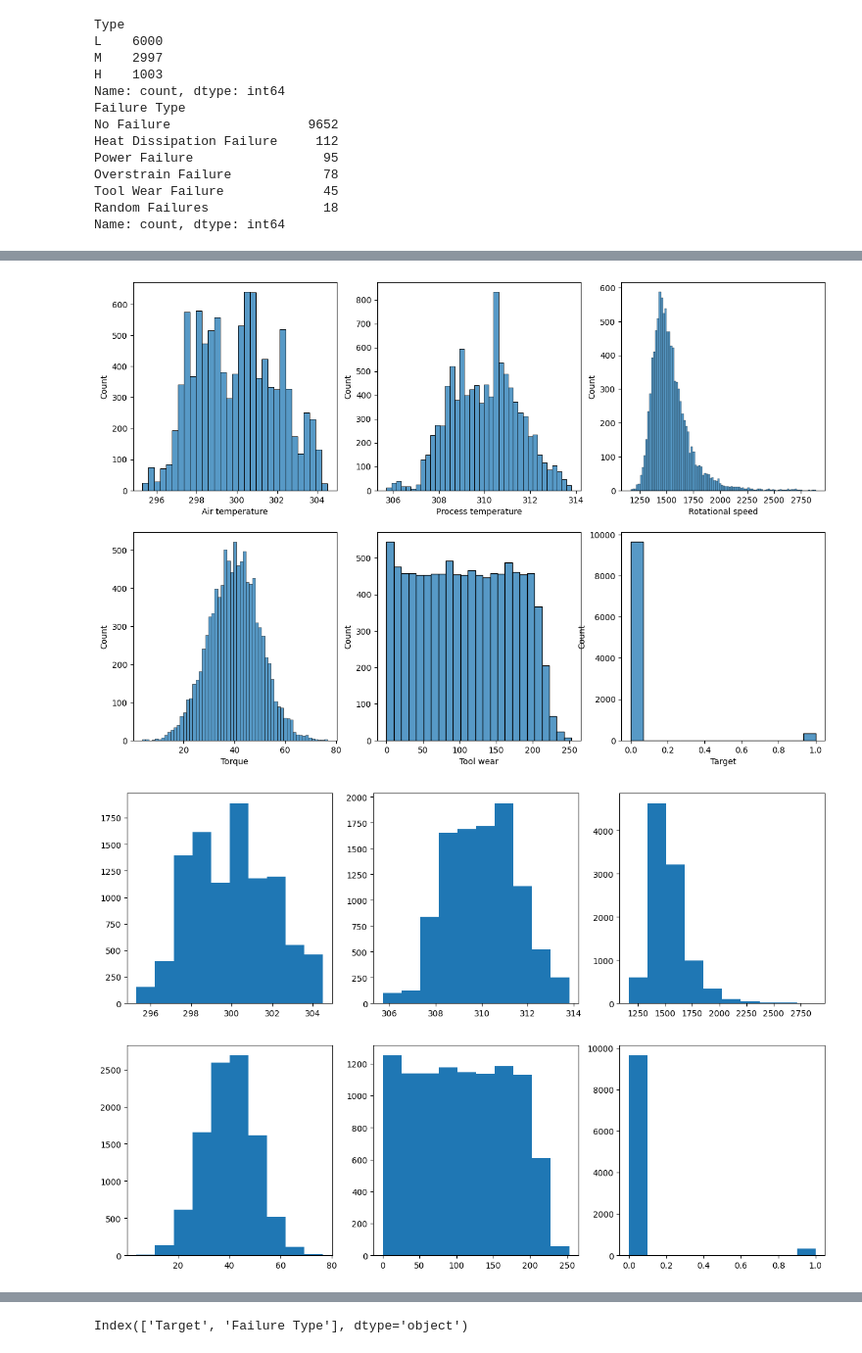
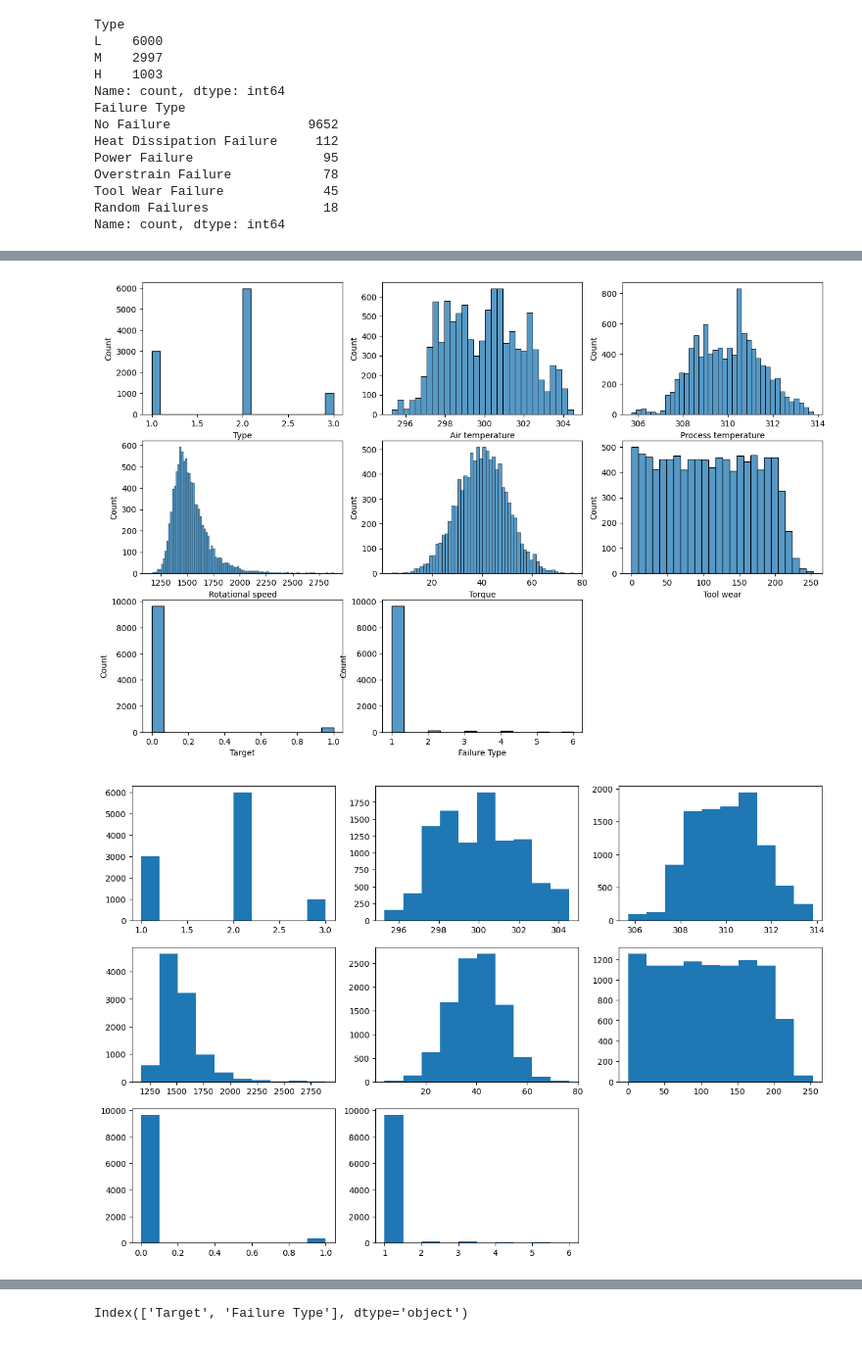
Before and after one commit to zetifarhana/prediksi-kerusakan-mesin, a Jupyter notebook: machine-predictive-maintenance-classification2.ipynb, the cells around one changed output, grey strips where cells are left out. Shown at 98% size. Saved outputs shown, nothing was run; the diff lists cells and outputs as text; code cells hidden in the pictures.

```diff
--- a/machine-predictive-maintenance-classification2.ipynb
+++ b/machine-predictive-maintenance-classification2.ipynb
@@ -128,4 +159,4 @@ Name: count, dtype: int64
 # %%
 # drop Failure Type = Random Failures
-idx = df_f[df_f['Failure Type'] == 'Random Failures'].index
-df.drop(idx , axis =0 , inplace = True )
+idx = df_f2[df_f2['Failure Type'] == 'Random Failures'].index
+df_f2.drop(idx , axis =0 , inplace = True )
@@ -149,0 +200,4 @@ memory usage: 701.2+ KB
+# %%
+# mapping data-data pada kolom Type menjadi integer
+df['Type'] = df['Type'].replace(['M','L','H'], [1,2,3])
+df
@@ -175,6 +247,6 @@ for i , col in enumerate(num_cols,1):
 # visualisasi data
 plt.figure(figsize = (15 , 10))
 for i , col in enumerate(num_cols,1):
-    plt.subplot(6,1,i)
+    plt.subplot(8,1,i)
     sns.histplot(data = df , x= col)
 # %% [output]
@@ -182,17 +254,17 @@ for i , col in enumerate(num_cols,1):
 # %%
 plt.figure(figsize = (15 , 10))
 for i , col in enumerate(num_cols,1):
-    plt.subplot(2,3,i)
+    plt.subplot(3,3,i)
     sns.histplot(data = df , x= col)
 # %% [output]
-[figure, old version]
+[figure, new version]
 # %%
 plt.figure(figsize = (15 , 10))
 for i , col in enumerate(num_cols,1):
-    plt.subplot(2,3,i)
+    plt.subplot(3,3,i)
     plt.hist(data = df , x= col)
 # %% [output]
-[figure, old version]
+[figure, new version]
 # %%
 sns.pairplot(df)
 # %% [output]
```
Also changed, not shown: parts of 41 cells of this notebook.
